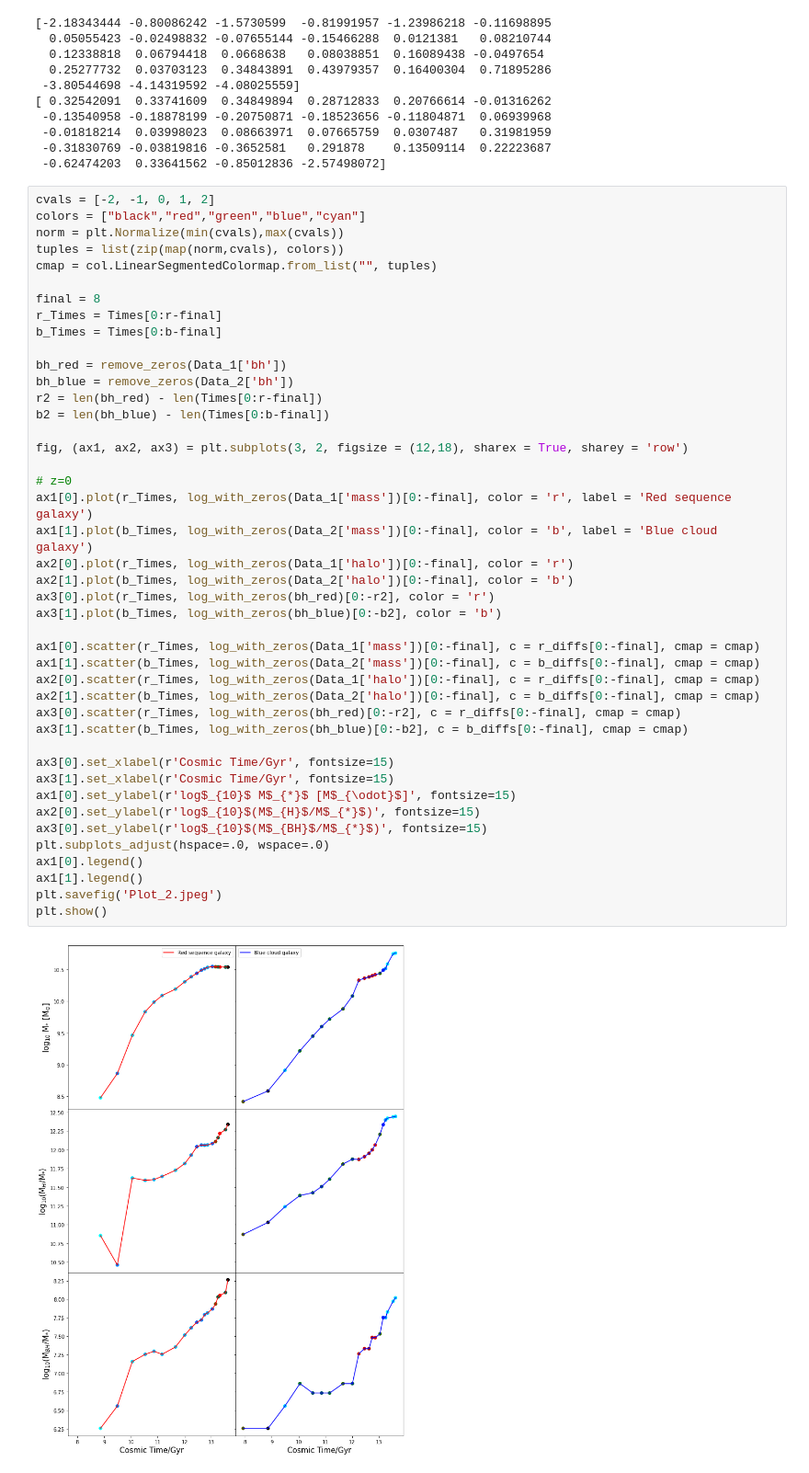
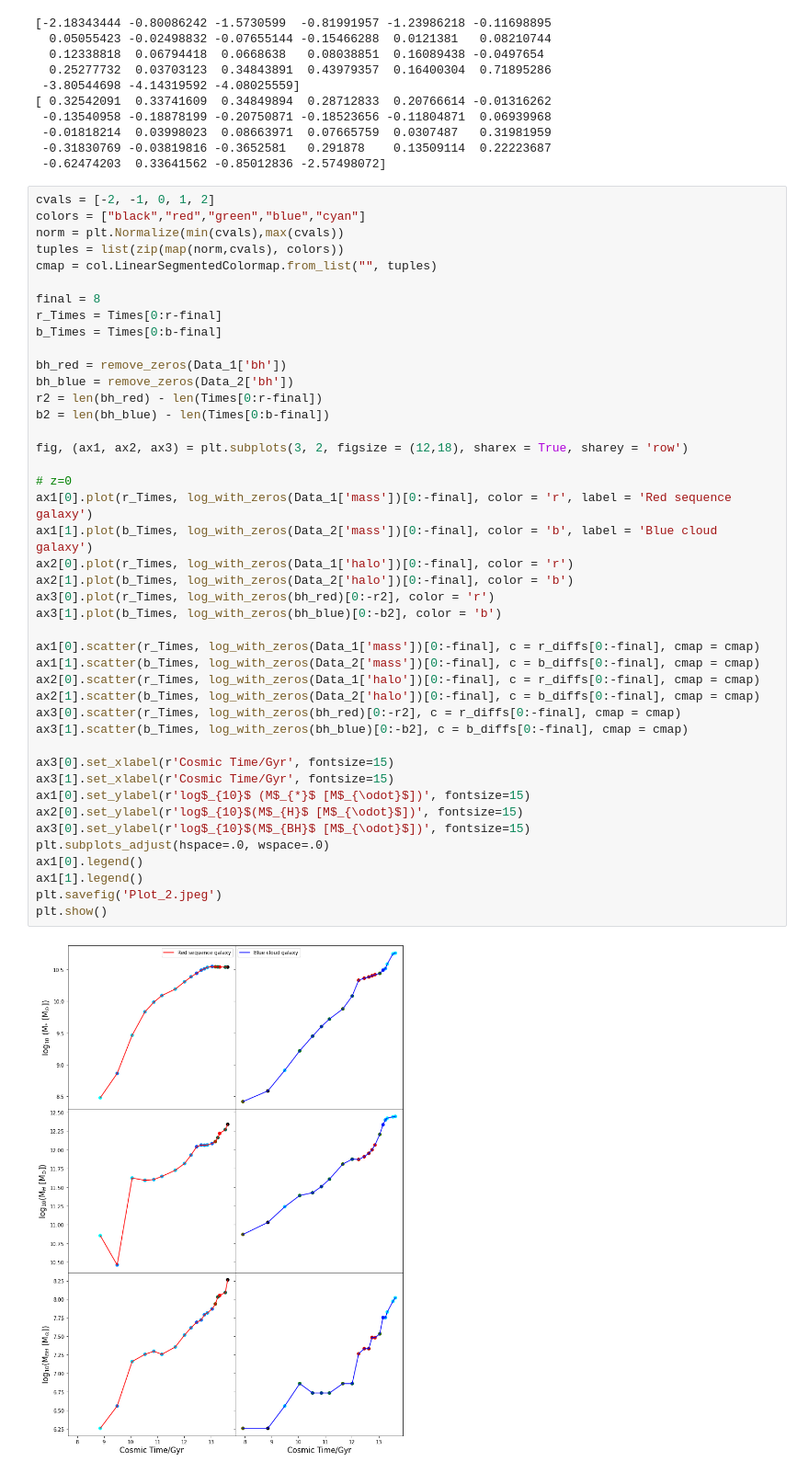
Before and after one commit to xvh422/L4-Project, a Jupyter notebook: Merger.ipynb, the cells around one changed output. Shown: that part at 92% size. Saved outputs shown, nothing was run; the diff lists cells and outputs as text.

```diff
--- a/Merger.ipynb
+++ b/Merger.ipynb
@@ -250,34 +252,34 @@ b_Times = Times[0:b-final]
 bh_red = remove_zeros(Data_1['bh'])
 bh_blue = remove_zeros(Data_2['bh'])
 r2 = len(bh_red) - len(Times[0:r-final])
 b2 = len(bh_blue) - len(Times[0:b-final])
 
 fig, (ax1, ax2, ax3) = plt.subplots(3, 2, figsize = (12,18), sharex = True, sharey = 'row')
 
 # z=0
 ax1[0].plot(r_Times, log_with_zeros(Data_1['mass'])[0:-final], color = 'r', label = 'Red sequence galaxy')
 ax1[1].plot(b_Times, log_with_zeros(Data_2['mass'])[0:-final], color = 'b', label = 'Blue cloud galaxy')
 ax2[0].plot(r_Times, log_with_zeros(Data_1['halo'])[0:-final], color = 'r')
 ax2[1].plot(b_Times, log_with_zeros(Data_2['halo'])[0:-final], color = 'b')
 ax3[0].plot(r_Times, log_with_zeros(bh_red)[0:-r2], color = 'r')
 ax3[1].plot(b_Times, log_with_zeros(bh_blue)[0:-b2], color = 'b')
 
 ax1[0].scatter(r_Times, log_with_zeros(Data_1['mass'])[0:-final], c = r_diffs[0:-final], cmap = cmap)
 ax1[1].scatter(b_Times, log_with_zeros(Data_2['mass'])[0:-final], c = b_diffs[0:-final], cmap = cmap)
 ax2[0].scatter(r_Times, log_with_zeros(Data_1['halo'])[0:-final], c = r_diffs[0:-final], cmap = cmap)
 ax2[1].scatter(b_Times, log_with_zeros(Data_2['halo'])[0:-final], c = b_diffs[0:-final], cmap = cmap)
 ax3[0].scatter(r_Times, log_with_zeros(bh_red)[0:-r2], c = r_diffs[0:-final], cmap = cmap)
 ax3[1].scatter(b_Times, log_with_zeros(bh_blue)[0:-b2], c = b_diffs[0:-final], cmap = cmap)
 
 ax3[0].set_xlabel(r'Cosmic Time/Gyr', fontsize=15)
 ax3[1].set_xlabel(r'Cosmic Time/Gyr', fontsize=15)
-ax1[0].set_ylabel(r'log$_{10}$ M$_{*}$ [M$_{\odot}$]', fontsize=15)
-ax2[0].set_ylabel(r'log$_{10}$(M$_{H}$/M$_{*}$)', fontsize=15)
-ax3[0].set_ylabel(r'log$_{10}$(M$_{BH}$/M$_{*}$)', fontsize=15)
+ax1[0].set_ylabel(r'log$_{10}$ (M$_{*}$ [M$_{\odot}$])', fontsize=15)
+ax2[0].set_ylabel(r'log$_{10}$(M$_{H}$ [M$_{\odot}$])', fontsize=15)
+ax3[0].set_ylabel(r'log$_{10}$(M$_{BH}$ [M$_{\odot}$])', fontsize=15)
 plt.subplots_adjust(hspace=.0, wspace=.0)
 ax1[0].legend()
 ax1[1].legend()
 plt.savefig('Plot_2.jpeg')
 plt.show()
 # %% [output]
-[figure, old version]
+[figure, new version]
```
Also changed, not shown: parts of 1 cell of this notebook.
